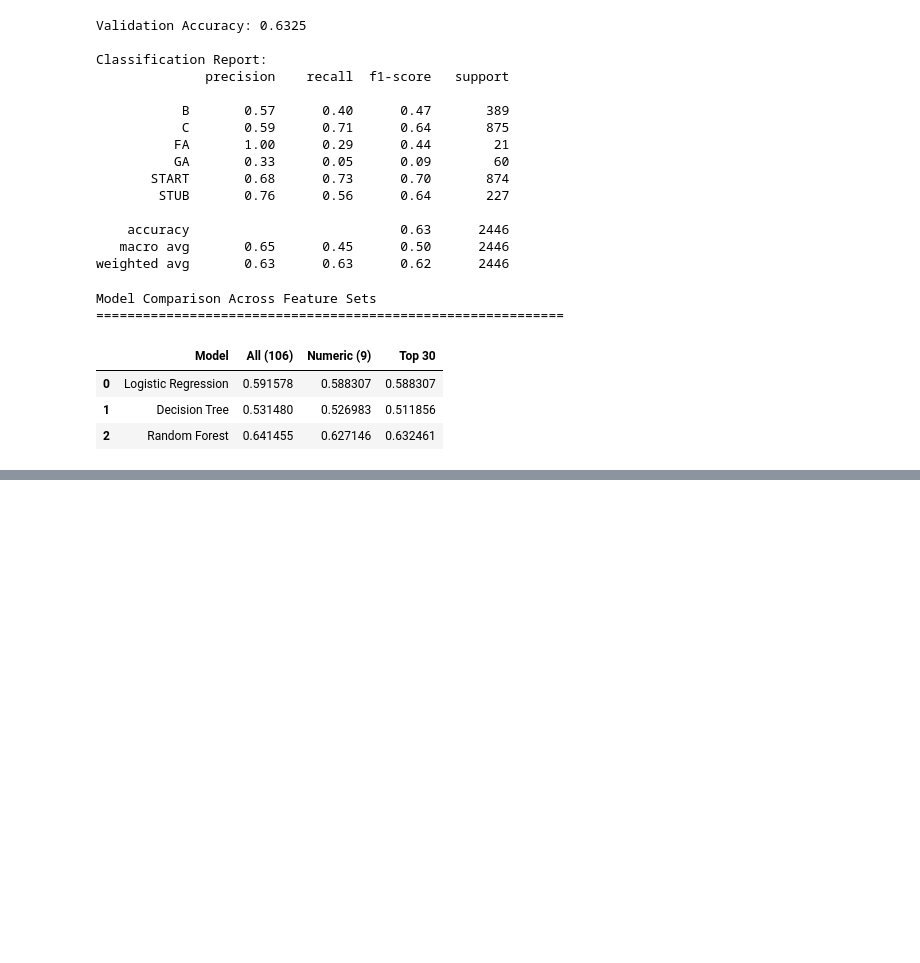
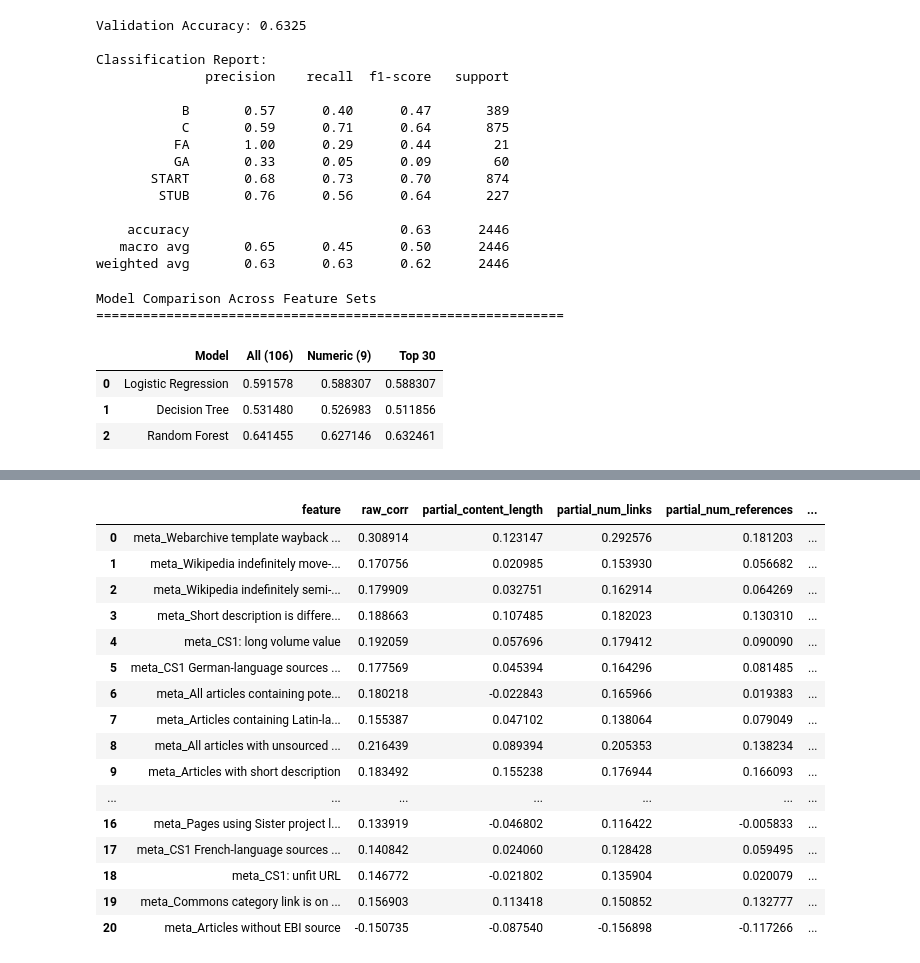
Before and after one commit to lucascampa/wikipedia-article-quality-ml, a Jupyter notebook: notebooks/Supervised and Unsupervised Learning.ipynb, the cells around one changed output, grey strips where cells are left out. Drawn from its saved outputs; the diff is of its cells as text; code cells hidden in the pictures; blank space fills up the shorter version.

Commit message:
Partial correlations

```diff
--- a/notebooks/Supervised and Unsupervised Learning.ipynb
+++ b/notebooks/Supervised and Unsupervised Learning.ipynb
@@ -1581,3 +1581,8 @@ Model Comparison Across Feature Sets
 | 0 | Logistic Regression | 0.591578 | 0.588307 | 0.588307 |
 | 1 | Decision Tree | 0.531480 | 0.526983 | 0.511856 |
 | 2 | Random Forest | 0.641455 | 0.627146 | 0.632461 |
+# %%
+import pandas as pd
+
+wiki_no_lang = pd.read_csv("wiki_no_lang.csv")
+wiki_no_lang
@@ -1583,0 +1603,63 @@ Model Comparison Across Feature Sets
+# %%
+from scipy import stats
+import pandas as pd
+import numpy as np
+from sklearn.linear_model import LinearRegression
+
+numeric_features = ['content_length', 'num_links', 'num_references',
+                    'num_sections', 'num_categories', 'summary_length',
+                    'num_languages', 'avg_sentence_length', 'last_revision_date']
+
+top_30_meta = [f for f in top_30_features if f not in numeric_features]
+
+rating_map = {'STUB': 1, 'START': 2, 'C': 3, 'B': 4, 'GA': 5}
+df = wiki_no_lang.copy()
+df['rating_numeric'] = df['rating'].map(rating_map)
+
+# Drop NaN rows
+cols_needed = numeric_features + top_30_meta + ['rating_numeric']
+df_clean = df[cols_needed].dropna()
+
+def partial_corr(x, y, covariate):
+    """Partial correlation controlling for a single covariate"""
+    lr = LinearRegression()
+    cov = covariate.reshape(-1, 1)
+    lr.fit(cov, x)
+    x_resid = x - lr.predict(cov)
+    lr.fit(cov, y)
+    y_resid = y - lr.predict(cov)
+    return np.corrcoef(x_resid, y_resid)[0, 1]
+
+# Build matrix: rows = meta features, cols = numeric features
+y = df_clean['rating_numeric'].values
+results = []
+
+for meta_feat in top_30_meta:
+    x = df_clean[meta_feat].values
+    raw = np.corrcoef(x, y)[0, 1]
+    row = {'feature': meta_feat, 'raw_corr': raw}
+    for num_feat in numeric_features:
+        cov = df_clean[num_feat].values
+        row[f'partial_{num_feat}'] = partial_corr(x, y, cov)
+    results.append(row)
+
+partial_matrix = pd.DataFrame(results)
+partial_matrix
+# %% [output]
+|  | feature | raw_corr | partial_content_length | partial_num_links | partial_num_references | ... |
+| 0 | meta_Webarchive template wayback ... | 0.308914 | 0.123147 | 0.292576 | 0.181203 | ... |
+| 1 | meta_Wikipedia indefinitely move-... | 0.170756 | 0.020985 | 0.153930 | 0.056682 | ... |
+| 2 | meta_Wikipedia indefinitely semi-... | 0.179909 | 0.032751 | 0.162914 | 0.064269 | ... |
+| 3 | meta_Short description is differe... | 0.188663 | 0.107485 | 0.182023 | 0.130310 | ... |
+| 4 | meta_CS1: long volume value | 0.192059 | 0.057696 | 0.179412 | 0.090090 | ... |
+| 5 | meta_CS1 German-language sources ... | 0.177569 | 0.045394 | 0.164296 | 0.081485 | ... |
+| 6 | meta_All articles containing pote... | 0.180218 | -0.022843 | 0.165966 | 0.019383 | ... |
+| 7 | meta_Articles containing Latin-la... | 0.155387 | 0.047102 | 0.138064 | 0.079049 | ... |
+| 8 | meta_All articles with unsourced ... | 0.216439 | 0.089394 | 0.205353 | 0.138234 | ... |
+| 9 | meta_Articles with short description | 0.183492 | 0.155238 | 0.176944 | 0.166093 | ... |
+| ... | ... | ... | ... | ... | ... | ... |
+| 16 | meta_Pages using Sister project l... | 0.133919 | -0.046802 | 0.116422 | -0.005833 | ... |
+| 17 | meta_CS1 French-language sources ... | 0.140842 | 0.024060 | 0.128428 | 0.059495 | ... |
+| 18 | meta_CS1: unfit URL | 0.146772 | -0.021802 | 0.135904 | 0.020079 | ... |
+| 19 | meta_Commons category link is on ... | 0.156903 | 0.113418 | 0.150852 | 0.132777 | ... |
+| 20 | meta_Articles without EBI source | -0.150735 | -0.087540 | -0.156898 | -0.117266 | ... |
```
Also changed, not shown: parts of 3 cells of this notebook, 1 other file.
